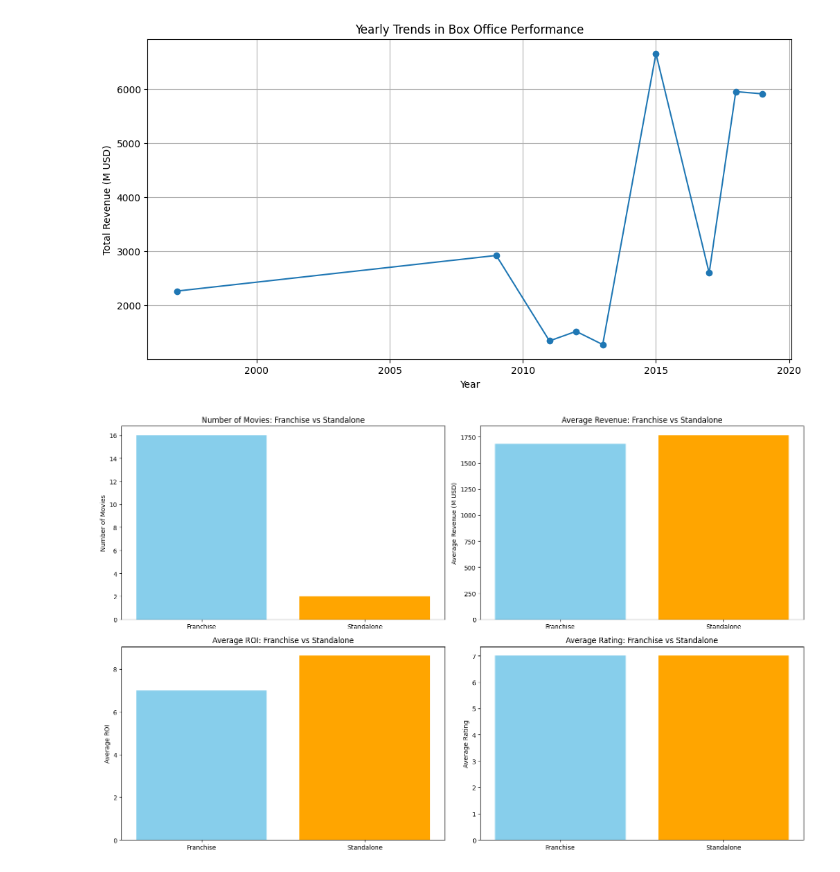
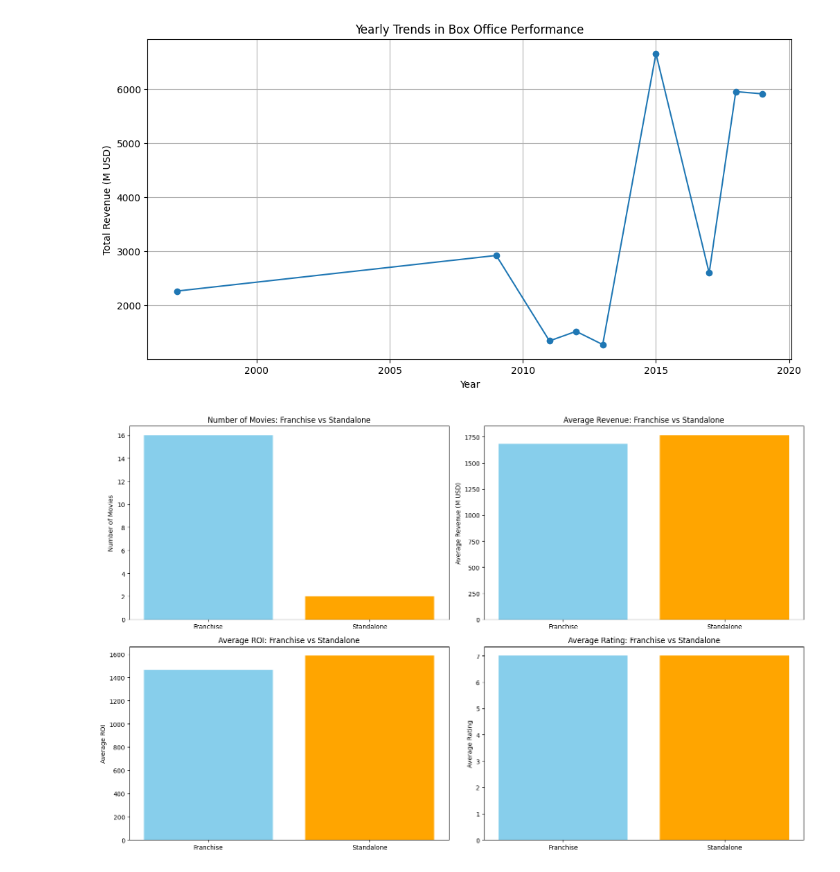
Before and after one commit to Zaina-M/TMDB_Movie_Analysis, a Jupyter notebook: movie_analysis.ipynb, the cells around one changed output. Drawn from its saved outputs; the diff is of its cells as text; code cells hidden in the pictures.

Commit message:
update movie_analysis

```diff
--- a/movie_analysis.ipynb
+++ b/movie_analysis.ipynb
@@ -161,8 +161,7 @@ profit_musd                      1032.7
 Name: 12, dtype: object
 # %%
 budget_filter = wanted_data['budget_musd_num'] >= 10
-
-wanted_data['roi'] = wanted_data['revenue_musd_num'] / wanted_data['budget_musd_num']
+wanted_data['roi'] = wanted_data['revenue_musd_num'] - wanted_data['budget_musd_num']
 
 highest_roi = wanted_data.loc[budget_filter]['roi'].idxmax()
 print("Highest ROI Movie:", wanted_data.loc[highest_roi][['title', 'roi']])
@@ -278,28 +276,6 @@ print(search1[['title', 'genres', 'cast', 'vote_average']])
 Empty DataFrame
 Columns: [title, genres, cast, vote_average]
 Index: []
-# %%
-# Create a new column with only cast names
-wanted_data['cast_names'] = wanted_data['cast'].apply(
-    lambda x: [p['name'] for p in x] if isinstance(x, list) else []
-)
-
-# Search 1: Bruce Willis in Science Fiction Action movies
-search1 = wanted_data[
-    wanted_data['cast_names'].apply(lambda x: "Bruce Willis" in x) &
-    wanted_data['genres'].str.contains("Science Fiction") &
-    wanted_data['genres'].str.contains("Action")
-].sort_values("vote_average", ascending=False)
-
-print(search1[['title', 'genres', 'cast_names', 'vote_average']])
-
-# Search 2: Uma Thurman movies directed by Quentin Tarantino
-search2 = wanted_data[
-    wanted_data['cast_names'].apply(lambda x: "Uma Thurman" in x) &
-    (wanted_data['director'] == "Quentin Tarantino")
-].sort_values("runtime", ascending=True)
-
-print(search2[['title', 'director', 'cast_names', 'runtime']])
 # %%
 search2 = wanted_data[
     wanted_data['cast'].apply(lambda x: "Uma Thurman" in x if isinstance(x, list) else False) &
@@ -456,8 +432,7 @@ wanted_data['movie_type'] = wanted_data['belongs_to_collection'].apply(
 # Calculate metrics
 num_movies = wanted_data['movie_type'].value_counts()
 avg_revenue = wanted_data.groupby('movie_type')['revenue_musd_num'].mean()
-wanted_data['ROI'] = (wanted_data['revenue_musd_num'] - wanted_data['budget_musd_num']) / wanted_data['budget_musd_num']
-avg_roi = wanted_data.groupby('movie_type')['ROI'].mean()
+avg_roi = wanted_data.groupby('movie_type')['roi'].mean()
 avg_rating = wanted_data.groupby('movie_type')['vote_average'].mean()
 
 # Ensure Franchise is first, Standalone second
@@ -469,31 +444,31 @@ avg_rating = avg_rating.loc[['Franchise','Standalone']]
 
 plt.figure(figsize=(16,10))
 
 # 1. Number of Movies
 plt.subplot(2,2,1)
 plt.bar(num_movies.index, num_movies.values, color=['skyblue','orange'])
 plt.ylabel('Number of Movies')
 plt.title('Number of Movies: Franchise vs Standalone')
 
 # 2. Average Revenue
 plt.subplot(2,2,2)
 plt.bar(avg_revenue.index, avg_revenue.values, color=['skyblue','orange'])
 plt.ylabel('Average Revenue (M USD)')
 plt.title('Average Revenue: Franchise vs Standalone')
 
 # 3. Average ROI
 plt.subplot(2,2,3)
 plt.bar(avg_roi.index, avg_roi.values, color=['skyblue','orange'])
 plt.ylabel('Average ROI')
 plt.title('Average ROI: Franchise vs Standalone')
 
 # 4. Average Rating
 plt.subplot(2,2,4)
 plt.bar(avg_rating.index, avg_rating.values, color=['skyblue','orange'])
 plt.ylabel('Average Rating')
 plt.title('Average Rating: Franchise vs Standalone')
 
 plt.tight_layout()
 plt.show()
 # %% [output]
-[figure, old version]
+[figure, new version]
```
Also changed, not shown: parts of 9 cells of this notebook.
